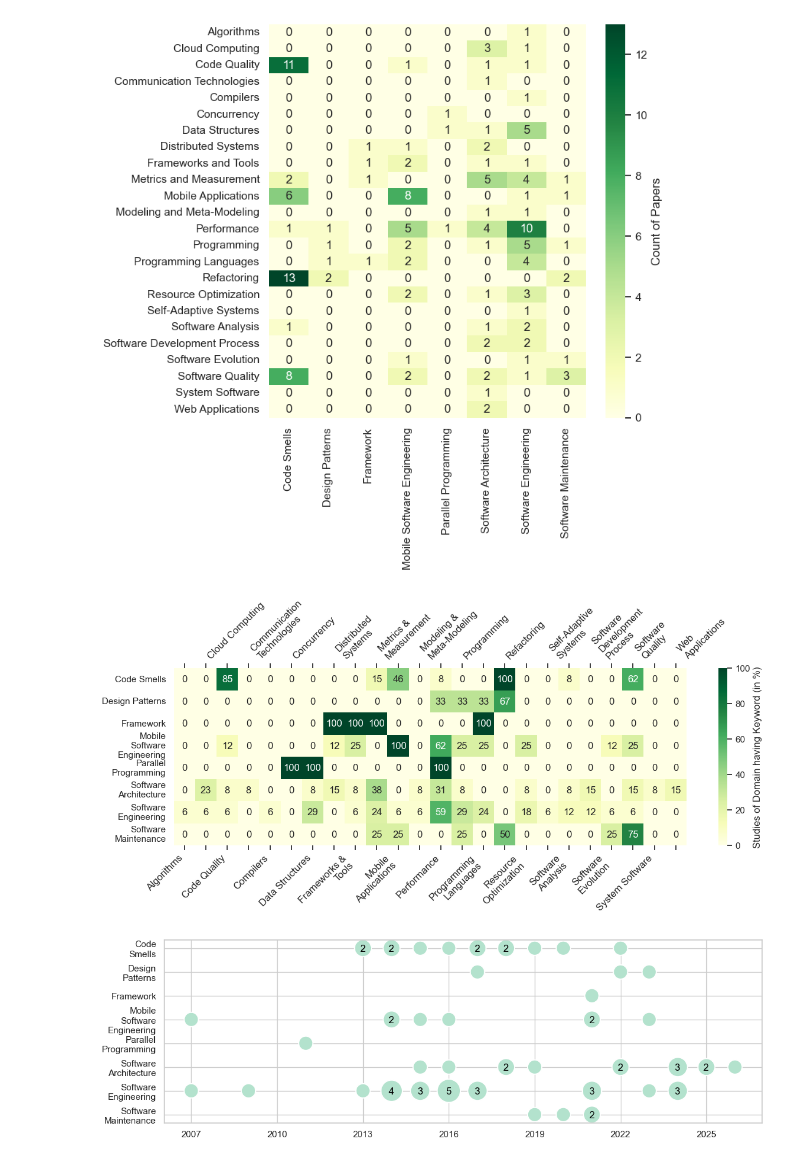
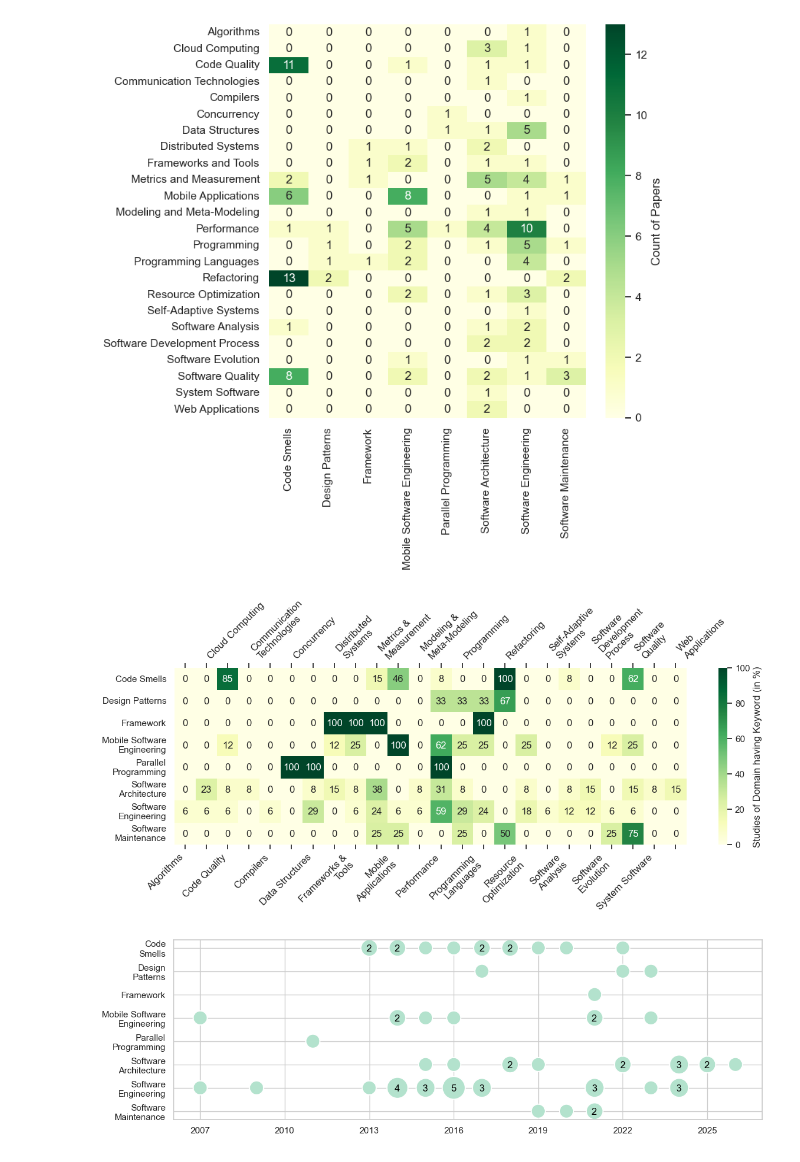
Before and after one commit to mhecktor/seaa-26-supplementary-material, a Jupyter notebook: src/03-Mapping.ipynb, the cells around one changed output. Drawn from its saved outputs; the diff is of its cells as text; code cells hidden in the pictures.

Commit message:
Fixed images

```diff
--- a/src/03-Mapping.ipynb
+++ b/src/03-Mapping.ipynb
@@ -5564,7 +5564,9 @@ plt.savefig("../output/03-Mapping/images/heatmap_keywords_domains.png", bbox_inc
 # clean + explode keywords
 test = selection_after_snowballing
 test['Domain'] = test['Domain'].apply(lambda x: x.replace(" ", "\n") if len(x) > 15 else x)
+test['Domain'] = test['Domain'].apply(lambda x: "Mobile Software\nEngineering" if x == "Mobile\nSoftware\nEngineering" else x)
 # test['Research_Keywords'] = test['Research_Keywords'].apply(lambda x: x.replace(" ", "\n") if len(x) > len("Frameworks and Tools ") else x)
+#test['Mobile Software\nEngineering'] = test.pop('Mobile\nSoftware\nEngineering')
 keywords_and_domain_final = (
     test
     .assign(
@@ -5649,9 +5651,9 @@ ax.tick_params(axis='x', which='both', bottom=True, top=True,
 # plt.show()
 
 
-plt.savefig("../output/03-Mapping/heatmap_keywords_domains.png", bbox_inches='tight')
+plt.savefig("../output/03-Mapping/images/heatmap_keywords_domains.png", bbox_inches='tight')
 # %% [output]
-[figure, old version]
+[figure, new version]
 # %%
 min_count = 1
 # display(selection_after_snowballing['Year'].value_counts())
@@ -5660,7 +5662,7 @@ filtered_domain_pivot = build_pivot_table(selection_after_snowballing, 'Domain',
 df = build_long_pivot(filtered_domain_pivot, "Domain")
 df = df[df['count'] > 0].sort_values(by='Domain')
 df['Year'] = df['Year'].convert_dtypes(convert_integer=True)
-df['Domain'] = df['Domain'].apply(lambda x: x.replace(" ", "\n"))
+df['Domain'] = df['Domain'].apply(lambda x: x.replace(" ", "\n") if x != "Mobile Software\nEngineering" else "Mobile Software\nEngineering")
 y="Domain"
 x="Year"
 title=""
@@ -5676,34 +5678,34 @@ plot = sns.scatterplot(
     sizes=(300, 800), # Adjust bubble size range
     alpha=1,
     legend=False,
     color=sns.color_palette("Pastel2")[0],
 )
 for i, row in df.iterrows():
     if row['count'] > 1: # Highlight keywords with count > 2
         plt.annotate(
             f"{row['count']}",
             (row[x], row[y]),
             textcoords="offset points",
             xytext=(-0.5,-4),
             ha='center',
             fontsize=12,
             color='black',
         )
 # plot.legend_.remove()
 #all_years = df['Year'].convert_dtypes(convert_integer=True).unique()
 # print(all_years)
 # Add labels and title
 from matplotlib.ticker import MaxNLocator
 plt.gca().xaxis.set_major_locator(MaxNLocator(integer=True))
 plt.xlabel("")
 plt.ylabel("")
 #wrap_labels(plot, 90)
 plt.title(title, fontsize=14, fontweight='bold')
 # Show the plot
 plt.show
 plt.savefig("../output/03-Mapping/images/bubble_chart_domains_over_time.png", bbox_inches='tight')
 # %% [output]
-[figure, old version]
+[figure, new version]
 # %%
 selection_after_snowballing[selection_after_snowballing['Domain'] == 'Design Patterns']['Title']
 
```
Also changed, not shown: parts of 4 cells of this notebook, 5 other files.
